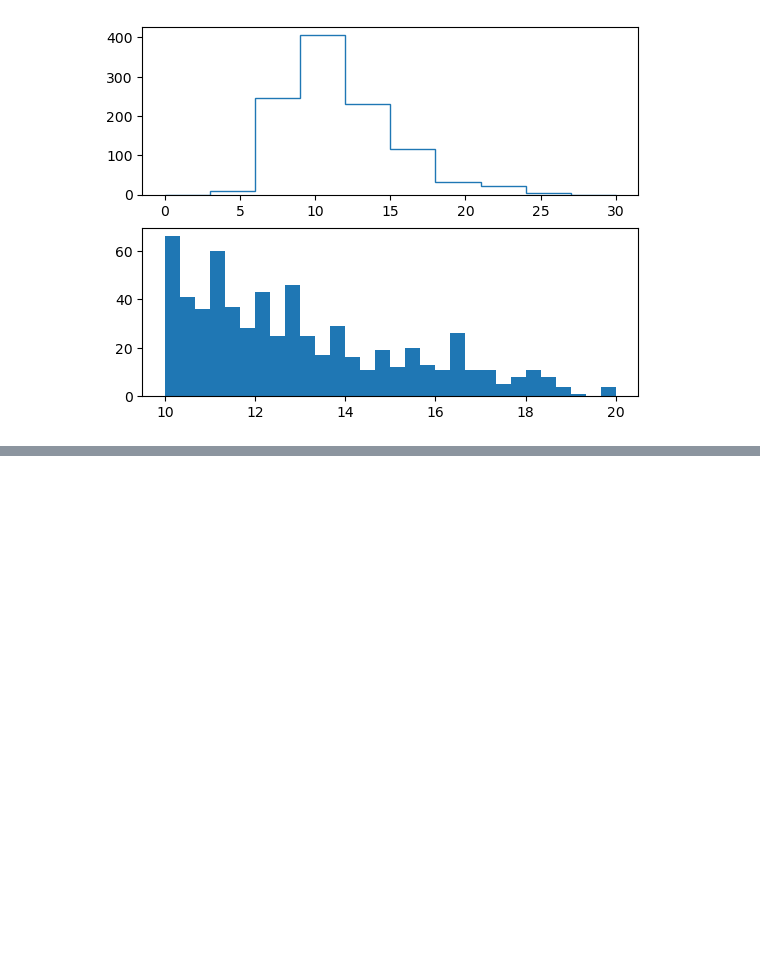
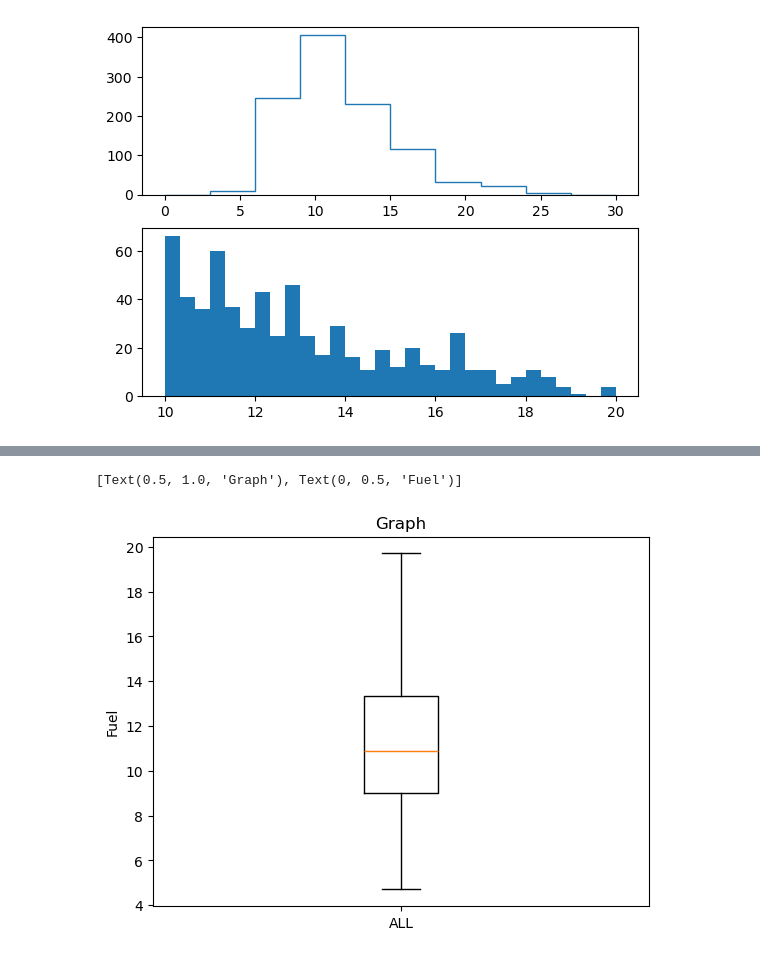
Before and after one commit to MohammadNainy/Visual, a Jupyter notebook: Matplotlib.ipynb, the cells around one changed output, grey strips where cells are left out. Saved outputs shown, nothing was run; the diff lists cells and outputs as text; code cells hidden in the pictures; blank space fills up the shorter version.

```diff
--- a/Matplotlib.ipynb
+++ b/Matplotlib.ipynb
@@ -145,0 +166,8 @@ ax[1].hist(df["FUELCONSUMPTION_COMB"],range=(10,20),bins=30);
+# %%
+fig , ax = plt.subplots()
+ax.boxplot(df["FUELCONSUMPTION_COMB"],labels=["ALL"],showfliers=False)
+ax.set(title="Graph",
+       ylabel="Fuel")
+# %% [output]
+[Text(0.5, 1.0, 'Graph'), Text(0, 0.5, 'Fuel')]
+[figure, added]
```
Also changed, not shown: parts of 3 cells of this notebook.
